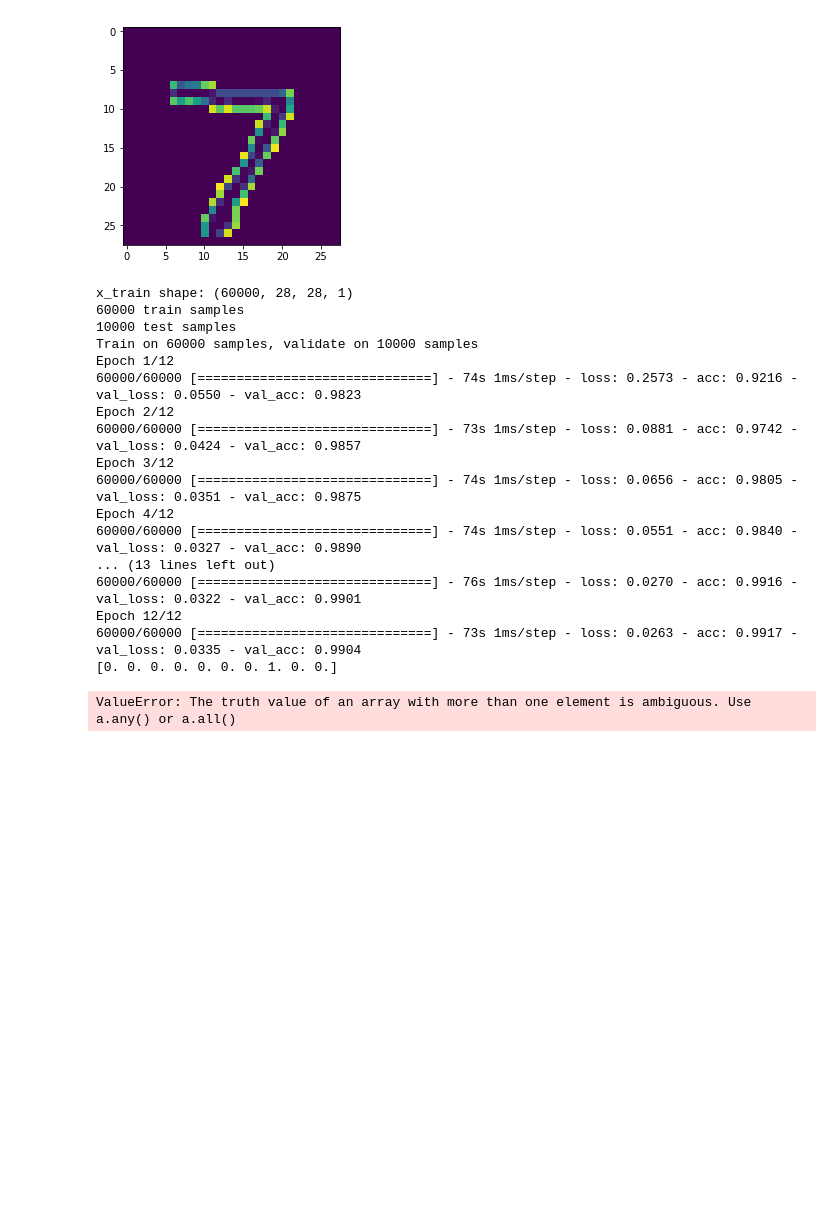
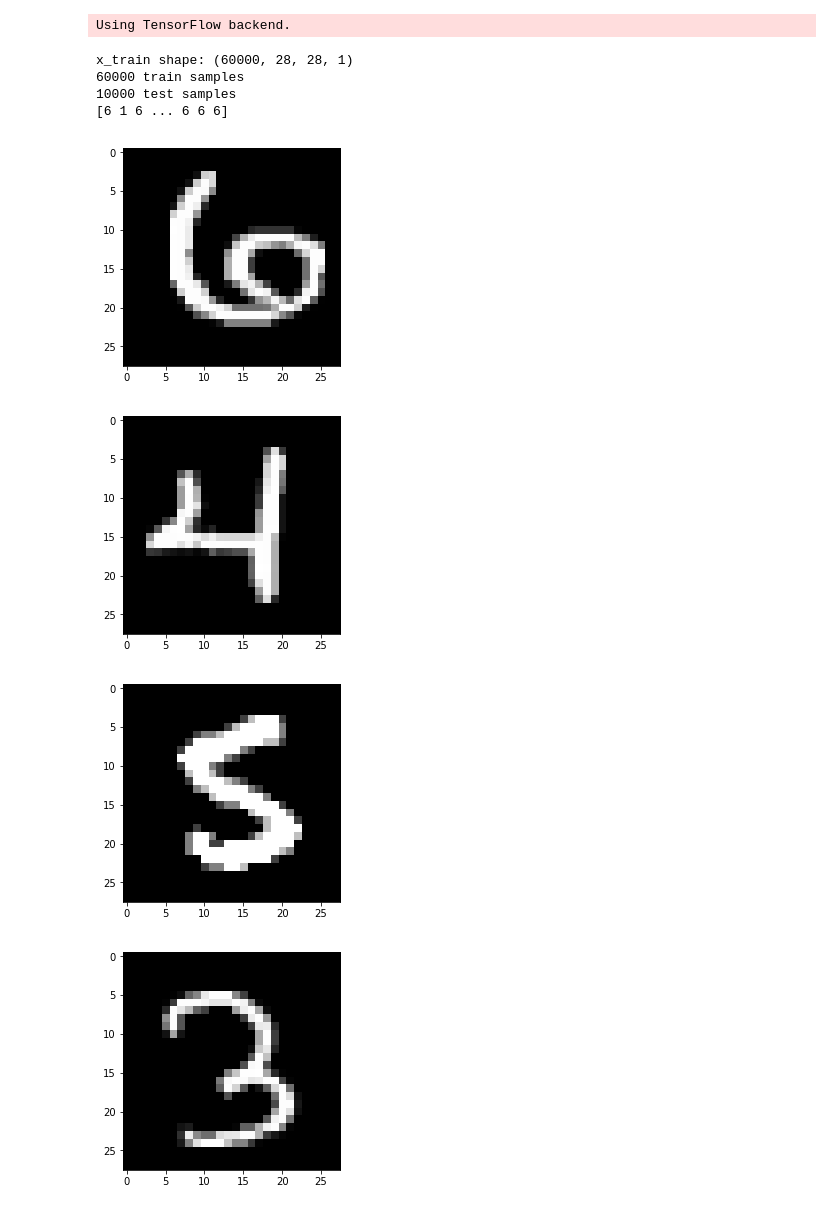
Before and after one commit to n26100359/exercise, a Jupyter notebook: draw0.ipynb, the cells around one changed output. Saved outputs shown, nothing was run; the diff lists cells and outputs as text; code cells hidden in the pictures; blank space fills up the shorter version.

```diff
--- a/draw0.ipynb
+++ b/draw0.ipynb
@@ -1,15 +1,14 @@
 # %%
 from __future__ import print_function
 %matplotlib inline
-import matplotlib.pyplot as plt
 import keras
 from keras.datasets import mnist
 from keras.models import Sequential
 from keras.layers import Dense, Dropout, Flatten
 from keras.layers import Conv2D, MaxPooling2D
 from keras import backend as K
-import numpy as np
-
+import pandas as pd
+import matplotlib.pyplot as plt
 
 batch_size = 128
 num_classes = 10
@@ -20,8 +19,8 @@ img_rows, img_cols = 28, 28
 
 # the data, split between train and test sets
 (x_train, y_train), (x_test, y_test) = mnist.load_data()
+
 x_save = x_test
-plt_imshow(x_test[0])
 
 if K.image_data_format() == 'channels_first':
     x_train = x_train.reshape(x_train.shape[0], 1, img_rows, img_cols)
@@ -42,58 +41,52 @@ print(x_test.shape[0], 'test samples')
 
 # convert class vectors to binary class matrices
 y_train = keras.utils.to_categorical(y_train, num_classes)
 y_test = keras.utils.to_categorical(y_test, num_classes)
 
+
+
 model = Sequential()
 model.add(Conv2D(32, kernel_size=(3, 3),
                  activation='relu',
                  input_shape=input_shape))
 model.add(Conv2D(64, (3, 3), activation='relu'))
 model.add(MaxPooling2D(pool_size=(2, 2)))
 model.add(Dropout(0.25))
 model.add(Flatten())
 model.add(Dense(128, activation='relu'))
 model.add(Dropout(0.5))
 model.add(Dense(num_classes, activation='softmax'))
 
 model.compile(loss=keras.losses.categorical_crossentropy,
               optimizer=keras.optimizers.Adadelta(),
               metrics=['accuracy'])
 
+predict_test = model.predict_classes(x_test).astype('int')
+print(predict_test)
+count0 = 0
+for index in range(0,9999):
+    if predict_test[index] == 0:
+        count0 = count0 + 1
+        plt.imshow(x_save[index],cmap='gray')
+        plt.show()
+print("有",count0,"張預測為0的結果")
+exit()
+
 model.fit(x_train, y_train,
           batch_size=batch_size,
           epochs=epochs,
           verbose=1,
           validation_data=(x_test, y_test))
 score = model.evaluate(x_test, y_test, verbose=0)
-
-for i in range(len(y_test)):
-    print(y_test[0])
-    if y_test[i] == [1. 0. 0. 0. 0. 0. 0. 1. 0. 0.]:
-        gen_image(x_test[i]).show()
-
-
 print('Test loss:', score[0])
 print('Test accuracy:', score[1])
-print(x_test)
-print(y_test)
 # %% [output]
-[figure, old version]
-x_train shape: (60000, 28, 28, 1)
-60000 train samples
-10000 test samples
-Train on 60000 samples, validate on 10000 samples
-Epoch 1/12
-60000/60000 [==============================] - 74s 1ms/step - loss: 0.2573 - acc: 0.9216 - val_loss: 0.0550 - val_acc: 0.9823
-Epoch 2/12
-60000/60000 [==============================] - 73s 1ms/step - loss: 0.0881 - acc: 0.9742 - val_loss: 0.0424 - val_acc: 0.9857
-Epoch 3/12
-60000/60000 [==============================] - 74s 1ms/step - loss: 0.0656 - acc: 0.9805 - val_loss: 0.0351 - val_acc: 0.9875
-Epoch 4/12
-60000/60000 [==============================] - 74s 1ms/step - loss: 0.0551 - acc: 0.9840 - val_loss: 0.0327 - val_acc: 0.9890
-... (13 lines left out)
-60000/60000 [==============================] - 76s 1ms/step - loss: 0.0270 - acc: 0.9916 - val_loss: 0.0322 - val_acc: 0.9901
-Epoch 12/12
-60000/60000 [==============================] - 73s 1ms/step - loss: 0.0263 - acc: 0.9917 - val_loss: 0.0335 - val_acc: 0.9904
-[0. 0. 0. 0. 0. 0. 0. 1. 0. 0.]
+Using TensorFlow backend.
-ValueError: The truth value of an array with more than one element is ambiguous. Use a.any() or a.all()
+x_train shape: (60000, 28, 28, 1)
+60000 train samples
+10000 test samples
+[6 1 6 ... 6 6 6]
+[figure, new version]
+[figure, added]
+[figure, added]
+[figure, added]
```
Also changed, not shown: parts of 1 cell of this notebook, 2 other files.
